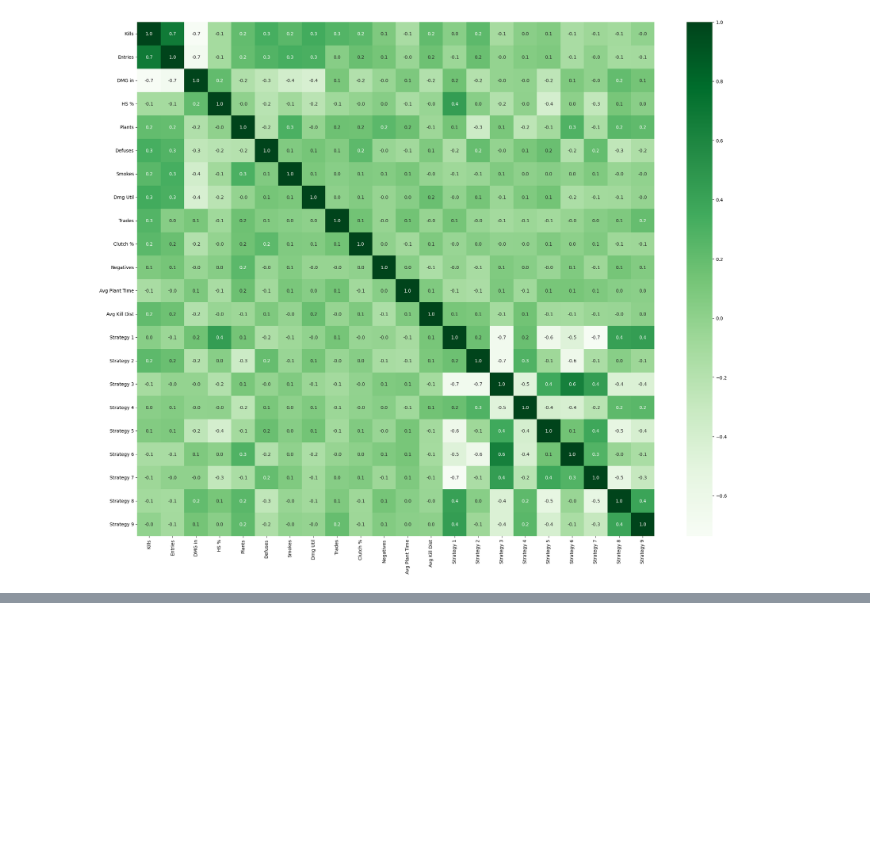
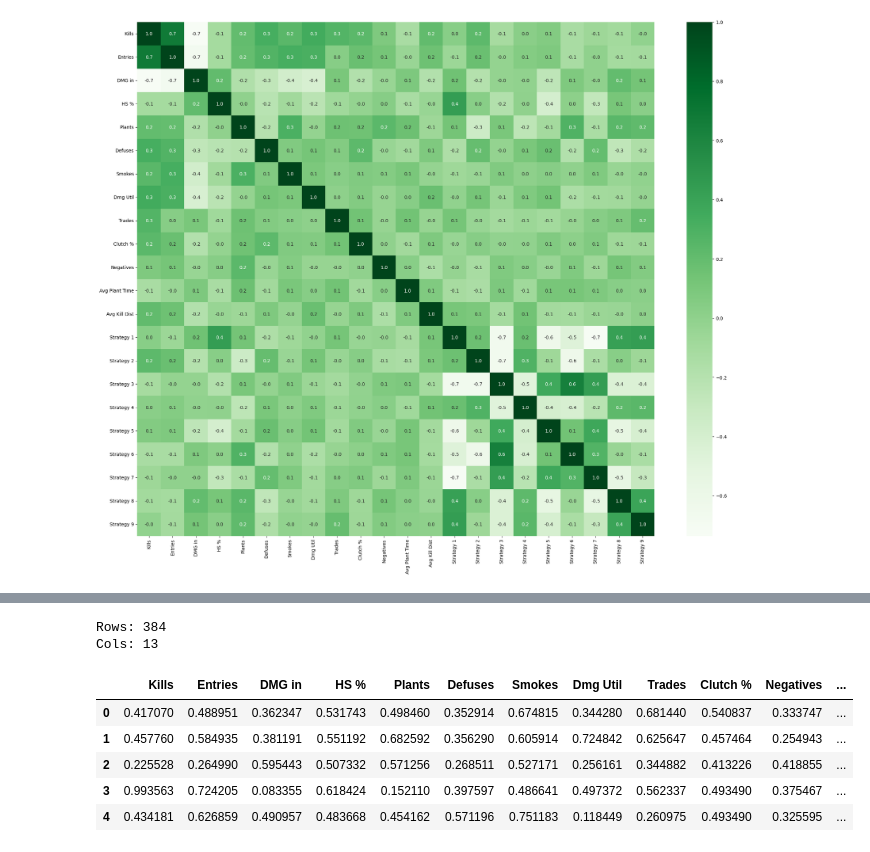
Before and after one commit to MJKingsbury/csA, a Jupyter notebook: src/main.ipynb, the cells around one changed output, grey strips where cells are left out. Saved outputs shown, nothing was run; the diff lists cells and outputs as text; code cells hidden in the pictures; blank space fills up the shorter version.

```diff
--- a/src/main.ipynb
+++ b/src/main.ipynb
@@ -704,26 +747,37 @@ df.head()
 # %%
 # Split into train and test sets
 X_train, X_test, y_train, y_test = train_test_split(
     df,
     pd.DataFrame(targets_for_regression),
-    test_size = 0.25,
-    random_state = 141
+    test_size = 0.2
 )
 
 # Oversample X_train: extend with noisy duplication of original data
 n = np.random.normal(0, 0.05, X_train.shape)
 X_train_n = X_train + n
 
 # Perform min-max scaling on resultant data
 X_train = pd.concat([X_train, X_train_n], axis=0)
 X_train = pd.DataFrame(scaler.fit_transform(X_train), columns = X_train.columns)
 X_test = pd.DataFrame(scaler.transform(X_test), columns = X_test.columns)
 
 # X_train and y_train must have same shape
 y_train = pd.concat([y_train, y_train], axis=0)
 
 results_RAW_DATA = {}
+
+print("Rows:", str(X_train.shape[0]))
+print("Cols:", str(X_train.shape[1]))
 X_train.head()
+# %% [output]
+Rows: 384
+Cols: 13
+|  | Kills | Entries | DMG in | HS % | Plants | Defuses | Smokes | Dmg Util | Trades | Clutch % | Negatives | ... |
+| 0 | 0.417070 | 0.488951 | 0.362347 | 0.531743 | 0.498460 | 0.352914 | 0.674815 | 0.344280 | 0.681440 | 0.540837 | 0.333747 | ... |
+| 1 | 0.457760 | 0.584935 | 0.381191 | 0.551192 | 0.682592 | 0.356290 | 0.605914 | 0.724842 | 0.625647 | 0.457464 | 0.254943 | ... |
+| 2 | 0.225528 | 0.264990 | 0.595443 | 0.507332 | 0.571256 | 0.268511 | 0.527171 | 0.256161 | 0.344882 | 0.413226 | 0.418855 | ... |
+| 3 | 0.993563 | 0.724205 | 0.083355 | 0.618424 | 0.152110 | 0.397597 | 0.486641 | 0.497372 | 0.562337 | 0.493490 | 0.375467 | ... |
+| 4 | 0.434181 | 0.626859 | 0.490957 | 0.483668 | 0.454162 | 0.571196 | 0.751183 | 0.118449 | 0.260975 | 0.493490 | 0.325595 | ... |
 # %%
 # Fit a Decision Tree Regression Model
 decision_tree_model = DecisionTreeRegressor()
```
Also changed, not shown: parts of 8 cells of this notebook.
